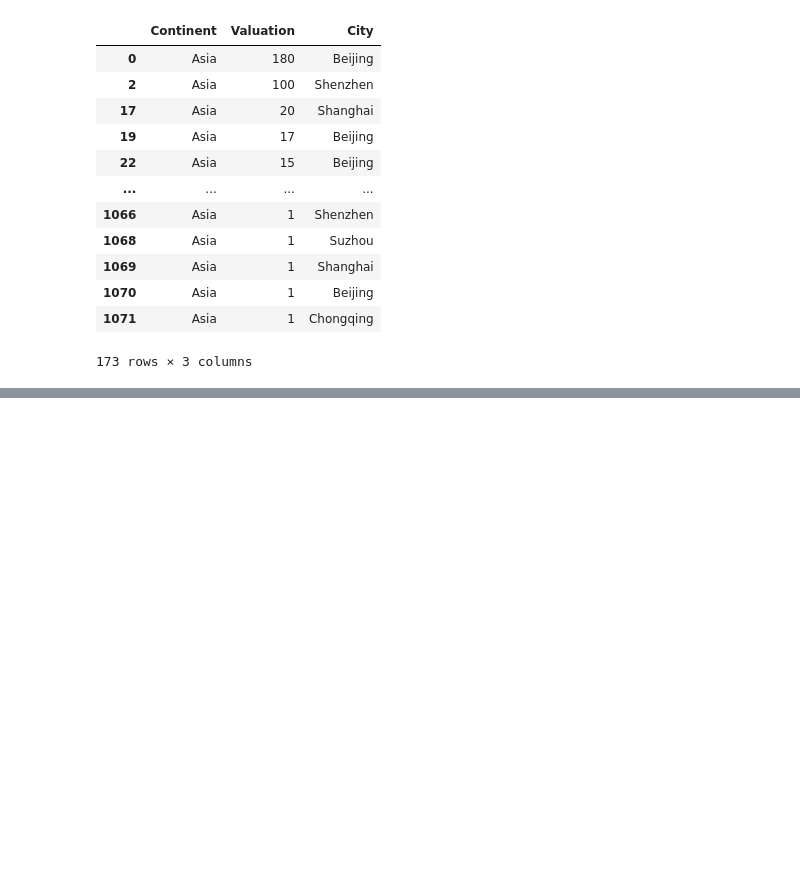
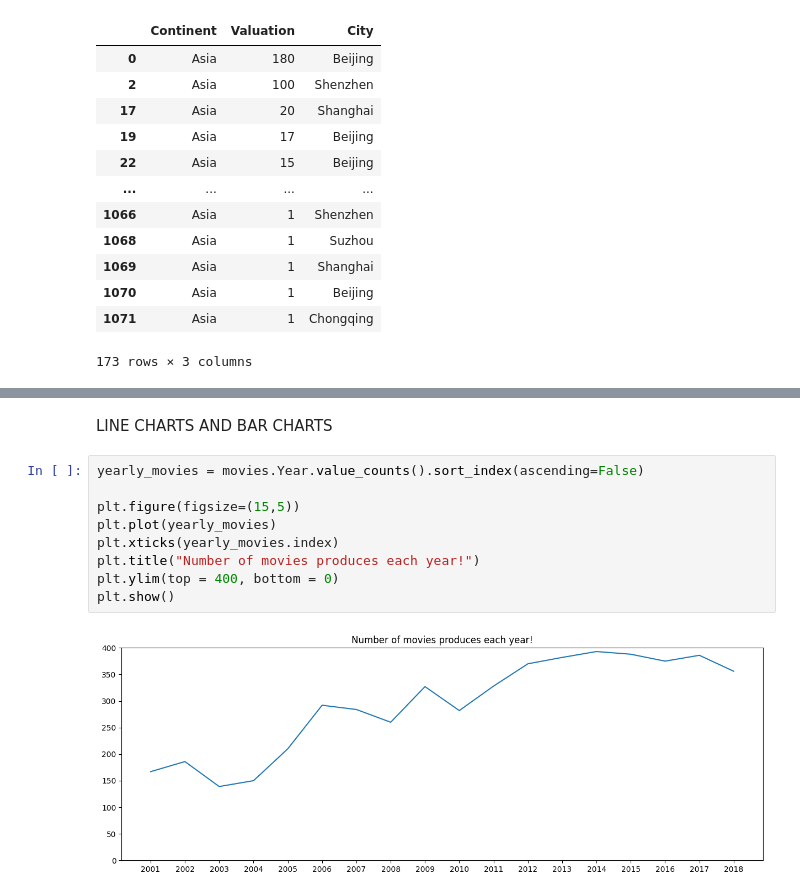
Before and after one commit to nurgelli/statistics_in_python, a Jupyter notebook: ml.ipynb, the cells around one changed output, grey strips where cells are left out. Drawn from its saved outputs; the diff is of its cells as text; blank space fills up the shorter version.

```diff
--- a/ml.ipynb
+++ b/ml.ipynb
@@ -277,0 +374,13 @@ movies.describe().T
+# %% [markdown]
+LINE CHARTS AND BAR CHARTS
+# %%
+yearly_movies = movies.Year.value_counts().sort_index(ascending=False)
+
+plt.figure(figsize=(15,5))
+plt.plot(yearly_movies)
+plt.xticks(yearly_movies.index)
+plt.title("Number of movies produces each year!")
+plt.ylim(top = 400, bottom = 0)
+plt.show()
+# %% [output]
+[figure, added]
```
Also changed, not shown: parts of 24 cells of this notebook.
